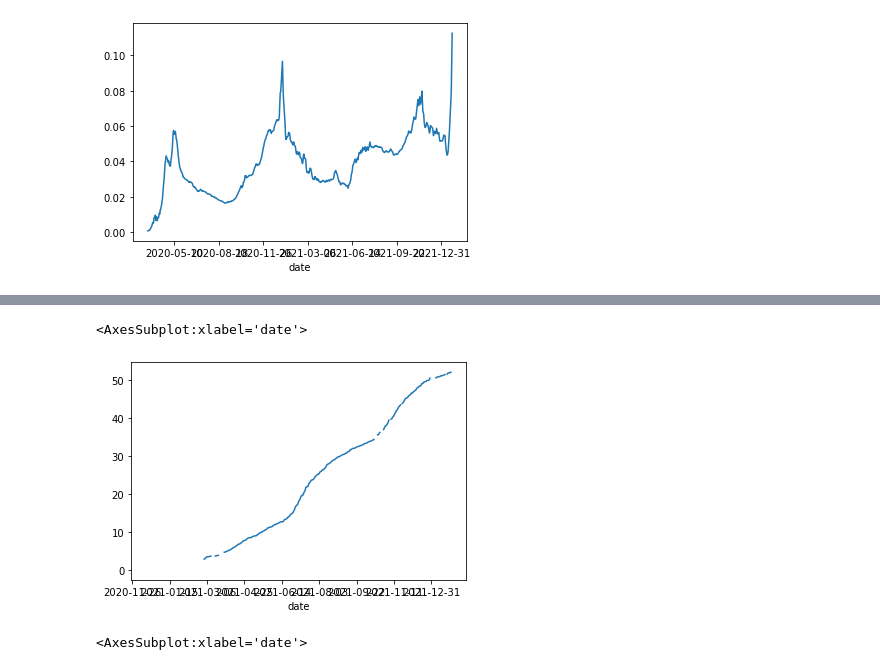
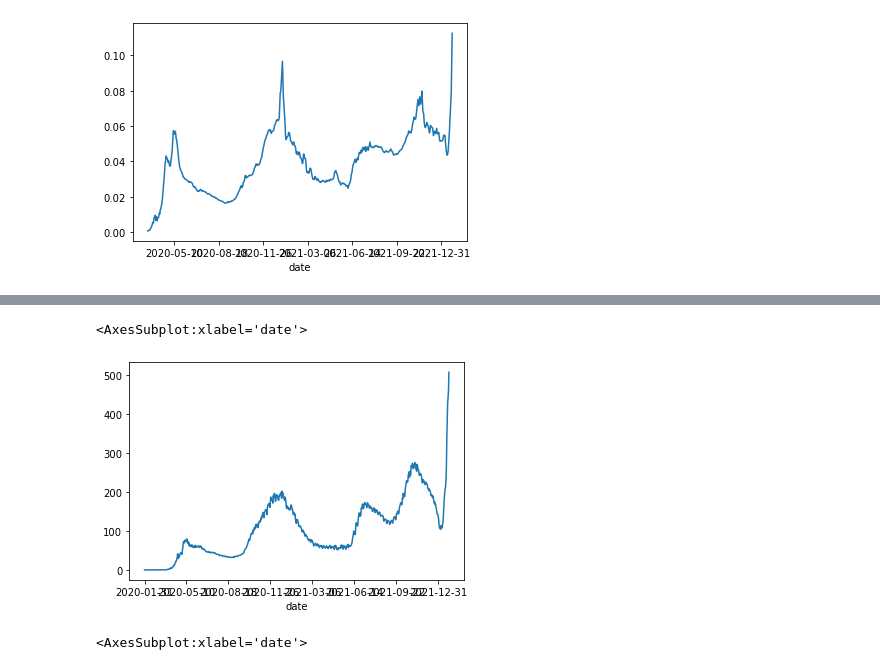
Before and after one commit to comptech-winter-school/covid19-prediction, a Jupyter notebook: graph_rus.ipynb, the cells around one changed output, grey strips where cells are left out. Drawn from its saved outputs; the diff is of its cells as text; code cells hidden in the pictures.

```diff
--- a/graph_rus.ipynb
+++ b/graph_rus.ipynb
@@ -127,6 +80,7 @@ df["total_vaccinations_per_hundred"].plot()
-# %%
-df["people_vaccinated_per_hundred"].plot()
-# %% [output]
-<AxesSubplot:xlabel='date'>
-[figure, removed]
+# %%
+
+df["new_cases_per_million"].plot()
+# %% [output]
+<AxesSubplot:xlabel='date'>
+[figure, added]
 # %%
```
Also changed, not shown: parts of 28 cells of this notebook.
